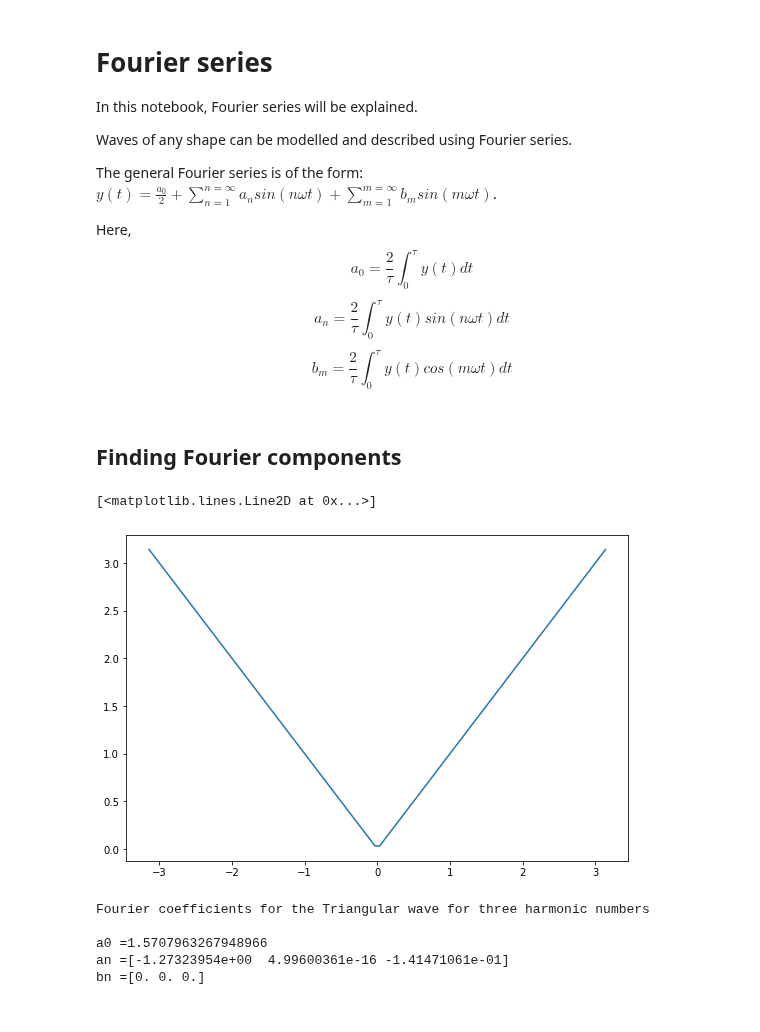
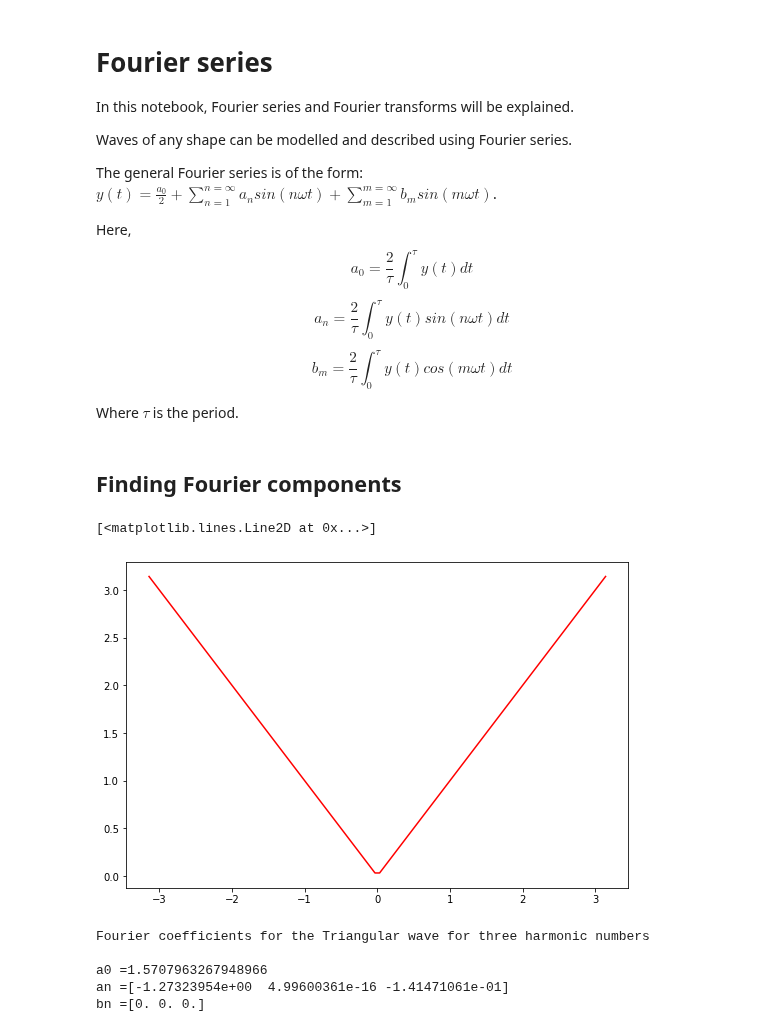
Before and after one commit to primer-computational-mathematics/book, a Jupyter notebook: notebooks/a_modules/waves/6_Fourier_Series.ipynb, the cells around one changed output. Saved outputs shown, nothing was run; the diff lists cells and outputs as text; code cells hidden in the pictures.

```diff
--- a/notebooks/a_modules/waves/6_Fourier_Series.ipynb
+++ b/notebooks/a_modules/waves/6_Fourier_Series.ipynb
@@ -1,6 +1,6 @@
 # %% [markdown]
 # Fourier series
-In this notebook, Fourier series will be explained.
+In this notebook, Fourier series and Fourier transforms will be explained.
 
 Waves of any shape can be modelled and described using Fourier series.
 
@@ -11,6 +11,8 @@ $y(t) = \frac{a_0}{2} + \sum_{n=1}^{n=\infty} a_n sin(n\omega t) +\sum_{m=1}^{m=
 Here, $$a_0 = \frac{2}{\tau} \int_{0}^{\tau} y(t) dt$$
 $$a_n = \frac{2}{\tau} \int_{0}^{\tau} y(t)sin(n\omega t) dt$$
 $$b_m = \frac{2}{\tau} \int_{0}^{\tau} y(t)cos(m\omega t) dt$$
+
+Where $\tau$ is the period.
 # %%
 import sympy as sym
 from sympy import pi
@@ -23,30 +26,30 @@ import scipy.integrate as integrate
 # %%
 def triangle(x):
     if x>=0:
         return x
     else:
         return -x
 
 def fourier(function, lower_limit, upper_limit, number_terms):
     l = (upper_limit-lower_limit)/2
     a0=1/l*integrate.quad(lambda x: function(x), lower_limit, upper_limit)[0]
     A = np.zeros((number_terms))
     B = np.zeros((number_terms))
 
     for i in range(1,number_terms+1):
         A[i-1]=1/l*integrate.quad(lambda x: function(x)*np.cos(i*np.pi*x/l), lower_limit, upper_limit)[0]
         B[i-1]=1/l* integrate.quad(lambda x: function(x)*np.sin(i*np.pi*x/l), lower_limit, upper_limit)[0]
 
     return [a0/2.0, A, B]
 
 # plot triangle function
 plt.figure(figsize=(9,6))
 x = np.linspace(-np.pi, np.pi, 100)
 triangle_values = [triangle(item) for item in x]
-plt.plot(x, triangle_values)
+plt.plot(x, triangle_values, 'r')
 # %% [output]
 [<matplotlib.lines.Line2D at 0x...>]
-[figure, old version]
+[figure, new version]
 # %%
 traingle_coeffs = fourier(triangle, -np.pi, np.pi, 3)
 print('Fourier coefficients for the Triangular wave for three harmonic numbers\n')
```
Also changed, not shown: parts of 6 cells of this notebook.
